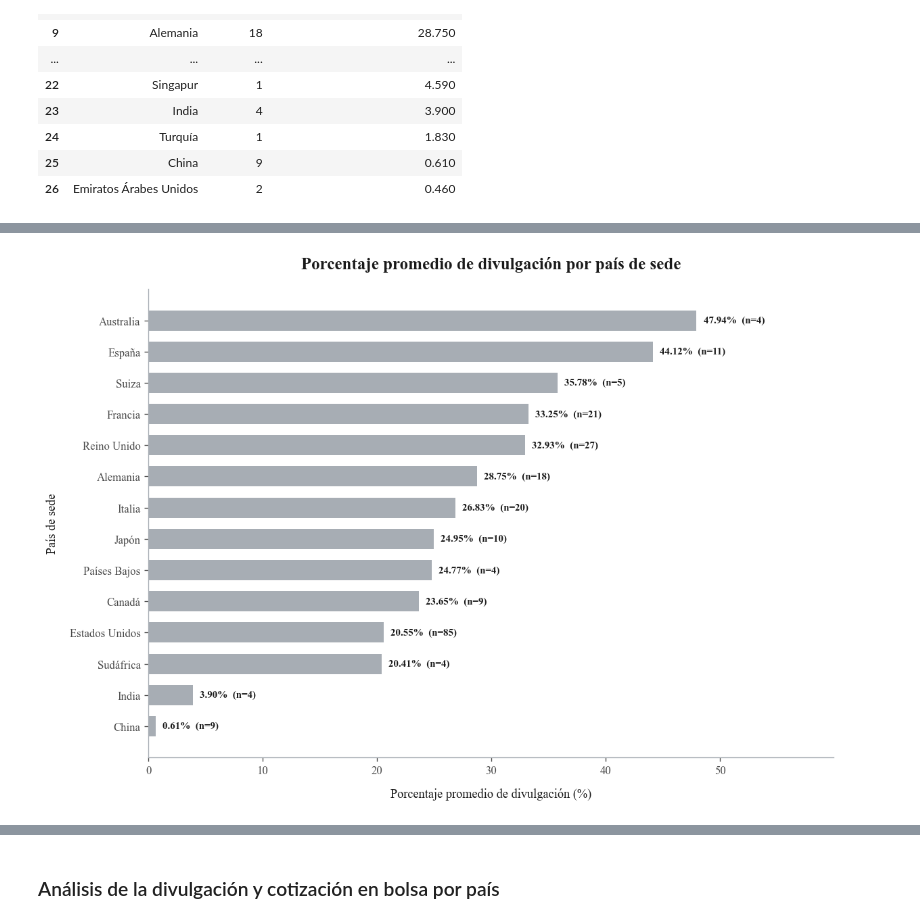
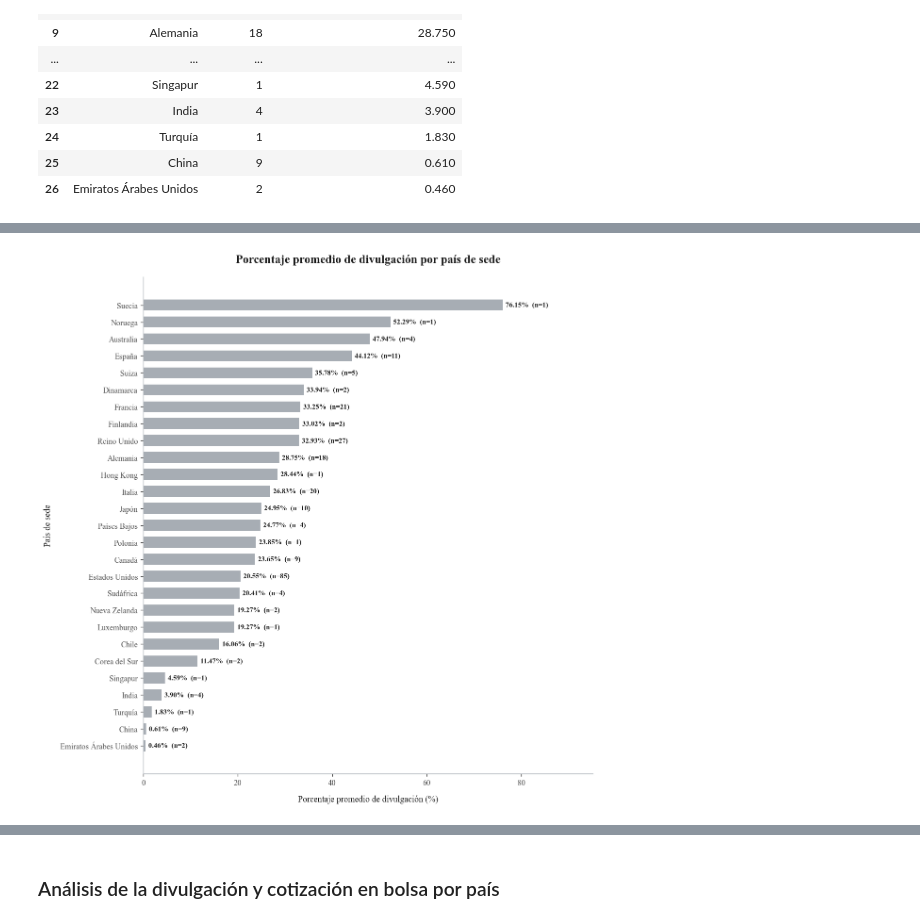
Before and after one commit to avrilsalazarrodriguez/fashion-transparency-index-2023, a Jupyter notebook: scripts/03_Analisis_exploratorio_de_datos.ipynb, the cells around one changed output, grey strips where cells are left out. Drawn from its saved outputs; the diff is of its cells as text; code cells hidden in the pictures.

```diff
--- a/scripts/03_Analisis_exploratorio_de_datos.ipynb
+++ b/scripts/03_Analisis_exploratorio_de_datos.ipynb
@@ -2149,16 +2125,16 @@ display(resumen_paises_comparables)
 # %%
 # Visualizamos el porcentaje promedio de divulgación
-# para los países con al menos tres empresas
+# para todos los países representados
 
-fig, ax = plt.subplots(figsize=(10, 7))
+fig, ax = plt.subplots(figsize=(10, 10))
 
 # Utilizamos un color definido previamente
 color_paises = COLOR_CATEGORIAS["Governance"]
 
 # Construimos la gráfica
 barras = ax.barh(
-    resumen_paises_comparables["Pais_sede"],
-    resumen_paises_comparables["Porcentaje_promedio_divulgacion"],
+    resumen_paises["Pais_sede"],
+    resumen_paises["Porcentaje_promedio_divulgacion"],
     color=color_paises,
     height=0.65
 )
@@ -2188,40 +2164,38 @@ ax.spines["right"].set_visible(False)
 ax.spines["left"].set_color(GRIS_MEDIO)
 ax.spines["bottom"].set_color(GRIS_MEDIO)
 
-# Añadimos el porcentaje y el número de empresas
+# Añadimos el porcentaje y el número absoluto de empresas
 for barra, porcentaje, empresas in zip(
     barras,
-    resumen_paises_comparables["Porcentaje_promedio_divulgacion"],
-    resumen_paises_comparables["Empresas"]
+    resumen_paises["Porcentaje_promedio_divulgacion"],
+    resumen_paises["Empresas"]
 ):
     ax.text(
         porcentaje + 0.6,
         barra.get_y() + barra.get_height() / 2,
         f"{porcentaje:.2f}%  (n={empresas})",
         va="center",
         fontsize=9,
         fontweight="bold",
         color=NEGRO
     )
 
 # Dejamos espacio para las etiquetas
 ax.set_xlim(
     0,
-    resumen_paises_comparables[
-        "Porcentaje_promedio_divulgacion"
-    ].max() * 1.25
+    resumen_paises["Porcentaje_promedio_divulgacion"].max() * 1.25
 )
 
 # Ajustamos los márgenes
 fig.tight_layout()
 
 # Guardamos la figura
 guardar_figura(
     fig,
     "promedio_divulgacion_pais_sede"
 )
 
 plt.show()
 # %% [output]
-[figure, old version]
+[figure, new version]
 # %% [markdown]
```
Also changed, not shown: parts of 28 cells of this notebook, 5 other files.
